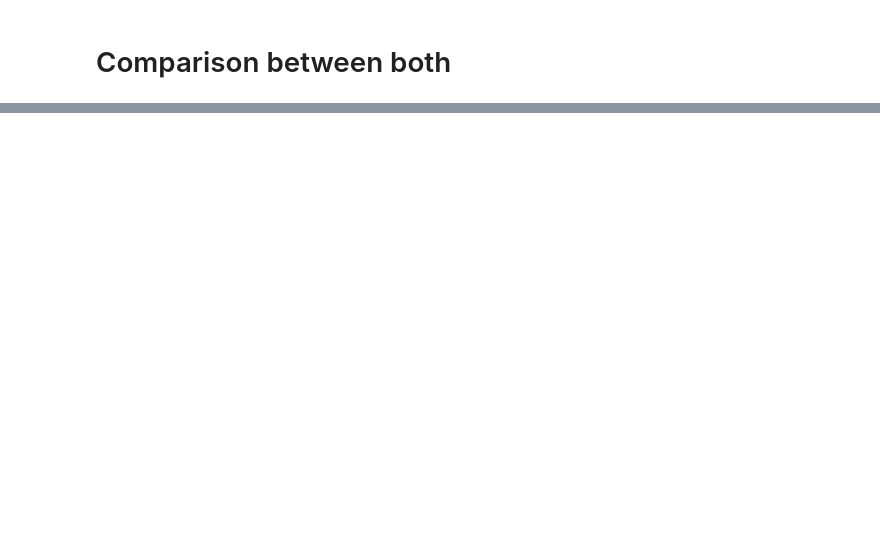
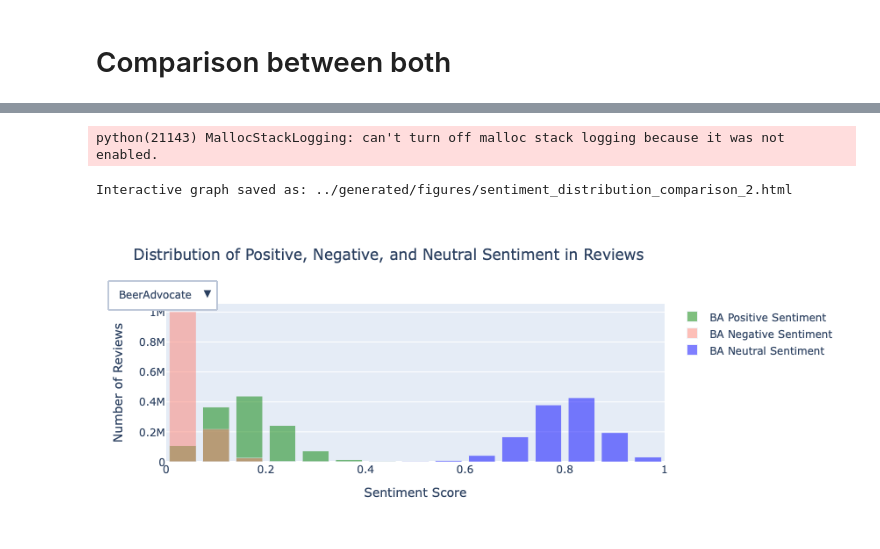
Before and after one commit to epfl-ada/ada-2024-project-bada55, a Jupyter notebook: notebook/sentimental_analysis.ipynb, the cells around one changed output, grey strips where cells are left out. Cells and saved outputs as stored; diff of their text form; code cells hidden in the pictures; blank space fills up the shorter version.

```diff
--- a/notebook/sentimental_analysis.ipynb
+++ b/notebook/sentimental_analysis.ipynb
@@ -330,0 +290,63 @@ plt.show()
+# %%
+bins = np.linspace(0, 1, 16)
+
+ba_positive_counts, _ = np.histogram(ba_reviews_en["positive_sentiment"], bins=bins)
+ba_negative_counts, _ = np.histogram(ba_reviews_en["negative_sentiment"], bins=bins)
+ba_neutral_counts, _ = np.histogram(ba_reviews_en["neutral_sentiment"], bins=bins)
+
+rb_positive_counts, _ = np.histogram(rb_reviews_en["positive_sentiment"], bins=bins)
+rb_negative_counts, _ = np.histogram(rb_reviews_en["negative_sentiment"], bins=bins)
+rb_neutral_counts, _ = np.histogram(rb_reviews_en["neutral_sentiment"], bins=bins)
+
+bin_centers = (bins[:-1] + bins[1:]) / 2
+
+fig = go.Figure()
+
+fig.add_trace(go.Bar(x=bin_centers, y=ba_positive_counts, name="BA Positive Sentiment",
+                     marker_color="green", opacity=0.5))
+fig.add_trace(go.Bar(x=bin_centers, y=ba_negative_counts, name="BA Negative Sentiment",
+                     marker_color="salmon", opacity=0.5))
+fig.add_trace(go.Bar(x=bin_centers, y=ba_neutral_counts, name="BA Neutral Sentiment",
+                     marker_color="blue", opacity=0.5))
+
+fig.add_trace(go.Bar(x=bin_centers, y=rb_positive_counts, name="RB Positive Sentiment",
+                     marker_color="green", opacity=0.5, visible=False))
+fig.add_trace(go.Bar(x=bin_centers, y=rb_negative_counts, name="RB Negative Sentiment",
+                     marker_color="salmon", opacity=0.5, visible=False))
+fig.add_trace(go.Bar(x=bin_centers, y=rb_neutral_counts, name="RB Neutral Sentiment",
+                     marker_color="blue", opacity=0.5, visible=False))
+
+fig.update_layout(
+    title="Distribution of Positive, Negative, and Neutral Sentiment in Reviews",
+    xaxis_title="Sentiment Score",
+    yaxis_title="Number of Reviews",
+    xaxis=dict(range=[0, 1]),
+    barmode="overlay",
+    updatemenus=[{
+        "buttons": [
+            {"label": "BeerAdvocate",
+             "method": "update",
+             "args": [{"visible": [True, True, True, False, False, False]},
+                      {"title": "Distribution of Positive, Negative, and Neutral Sentiment in Reviews of BeerAdvocate"}]},
+            {"label": "RateBeer",
+             "method": "update",
+             "args": [{"visible": [False, False, False, True, True, True]},
+                      {"title": "Distribution of Positive, Negative, and Neutral Sentiment in Reviews of RateBeer"}]}
+        ],
+        "direction": "down",
+        "showactive": True,
+        "x": 0.1,
+        "y": 1.15
+    }]
+)
+
+output_dir = "../generated/figures"
+os.makedirs(output_dir, exist_ok=True)
+
+output_html_file = os.path.join(output_dir, "sentiment_distribution_comparison_2.html")
+pio.write_html(fig, file=output_html_file, auto_open=True)
+fig.show()
+# %% [output]
+python(21143) MallocStackLogging: can't turn off malloc stack logging because it was not enabled.
+Interactive graph saved as: ../generated/figures/sentiment_distribution_comparison_2.html
+[figure, added]
```
Also changed, not shown: parts of 20 cells of this notebook, 1 other file.
